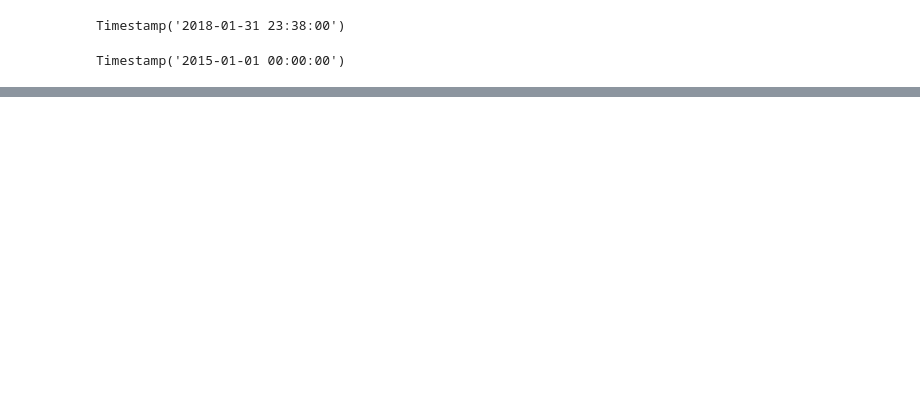
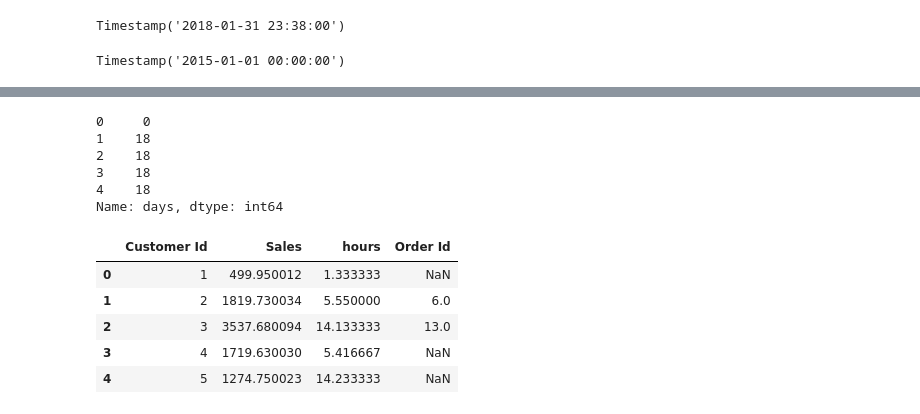
Before and after one commit to Emjingown/BI_Learning, a Jupyter notebook: homework/资金流入流出预测/Week8作业/action-智能供应链分析/智能供应链分析.ipynb, the cells around one changed output, grey strips where cells are left out. Saved outputs shown, nothing was run; the diff lists cells and outputs as text; code cells hidden in the pictures; blank space fills up the shorter version.

```diff
--- a/homework/资金流入流出预测/Week8作业/action-智能供应链分析/智能供应链分析.ipynb
+++ b/homework/资金流入流出预测/Week8作业/action-智能供应链分析/智能供应链分析.ipynb
@@ -130,2 +115,3 @@ Name: Sales, Length: 180519, dtype: float64
 # %%
-data['Recency_hours'] = (max_time - data['order date (DateOrders)']).dt.seconds/3600
+# 交易过去了多少个小时
+data['hours'] = (max_time - data['order date (DateOrders)']).dt.seconds/3600
@@ -147,0 +120,3 @@ data
+# %%
+rfm_data = data.groupby('Customer Id').agg({'Sales': 'sum', 'hours': 'min'}).reset_index(drop=False)
+rfm_data.head()
@@ -147,0 +130,22 @@ data
+# %%
+# 过去1年的交易次数作为交易频率
+data['days'] = (max_time - data['order date (DateOrders)']).dt.days
+data['days'].head()
+# %% [output]
+0     0
+1    18
+2    18
+3    18
+4    18
+Name: days, dtype: int64
+# %%
+temp = data[data['days'] <= 365].groupby('Customer Id')['Order Id'].count()
+rfm_data = rfm_data.merge(temp, how='left', on='Customer Id')
+rfm_data.head()
+# %% [output]
+|  | Customer Id | Sales | hours | Order Id |
+| 0 | 1 | 499.950012 | 1.333333 | NaN |
+| 1 | 2 | 1819.730034 | 5.550000 | 6.0 |
+| 2 | 3 | 3537.680094 | 14.133333 | 13.0 |
+| 3 | 4 | 1719.630030 | 5.416667 | NaN |
+| 4 | 5 | 1274.750023 | 14.233333 | NaN |
```
Also changed, not shown: parts of 12 cells of this notebook.
